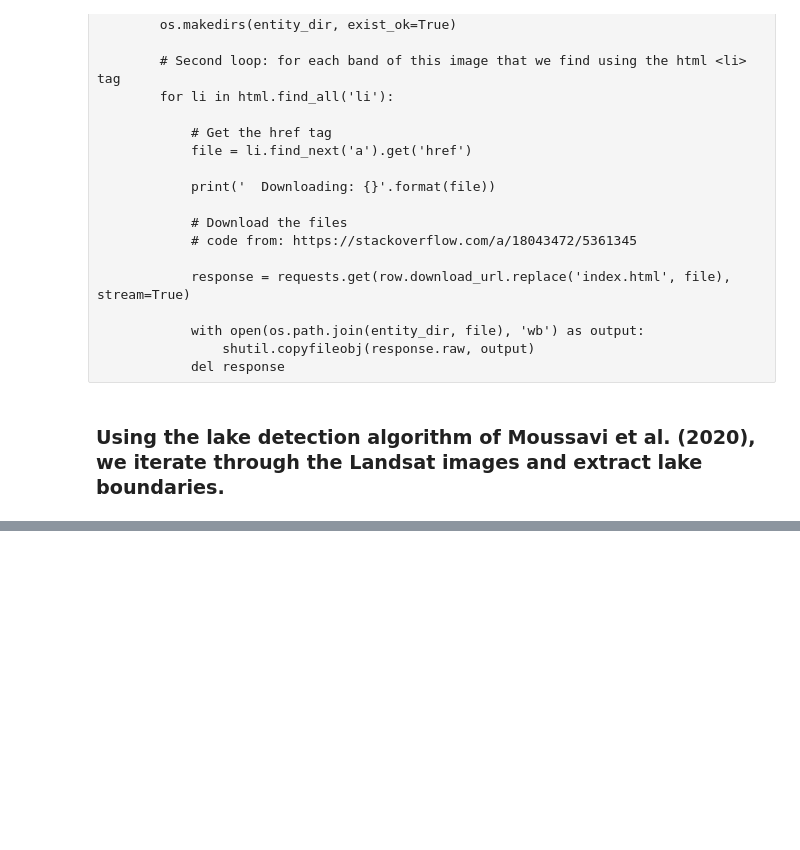
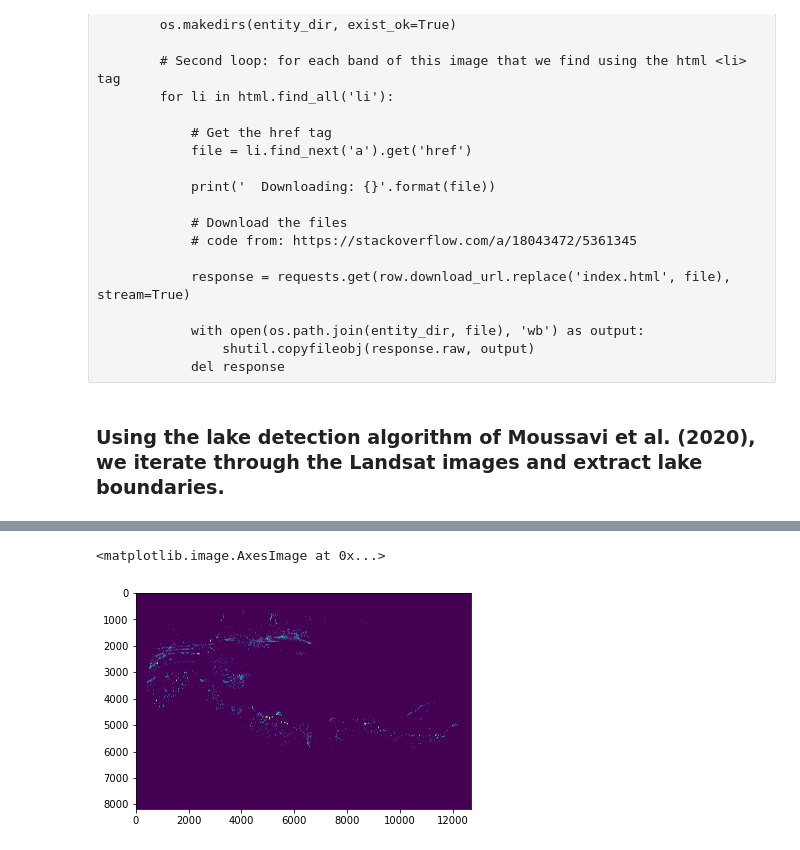
Before and after one commit to ldeo-glaciology/REMAWaterRouting, a Jupyter notebook: landsat8_load.ipynb, the cells around one changed output, grey strips where cells are left out. Cells and saved outputs as stored; diff of their text form; code cells hidden in the pictures; blank space fills up the shorter version.

```diff
--- a/landsat8_load.ipynb
+++ b/landsat8_load.ipynb
@@ -253,10 +204 @@ for df_index, row in bulk_frame.head().iterrows():
-# %%
-df_index = 349641
-pi=np.pi
-mtl_path = str('L8_data/external/Landsat8/'+bulk_frame.productId[df_index]+'/'+bulk_frame.productId[df_index]+'_MTL.txt')
-mtl_var = {}
-with open(mtl_path) as MTL:
-    for line in MTL:
-        name, var = line.partition("=")[::2]
-        mtl_var[name.strip()] = var
 # %%
@@ -316,0 +304,3 @@ lake_mask[cloud_mask==1]=0;
+# %%
+lake_mask_merged = np.zeros([int(int((Lake_Mask_111.y.max())-int(Lake_Mask_110.y.min()))/int(Lake_Mask_110.res[0])),
+                             int(int((Lake_Mask_110.x.max())-int(Lake_Mask_111.x.min()))/int(Lake_Mask_110.res[0]))])
@@ -316,0 +315,5 @@ lake_mask[cloud_mask==1]=0;
+# %%
+plt.imshow(lake_mask_merged)
+# %% [output]
+<matplotlib.image.AxesImage at 0x...>
+[figure, added]
```
Also changed, not shown: parts of 28 cells of this notebook, 1 other file.
